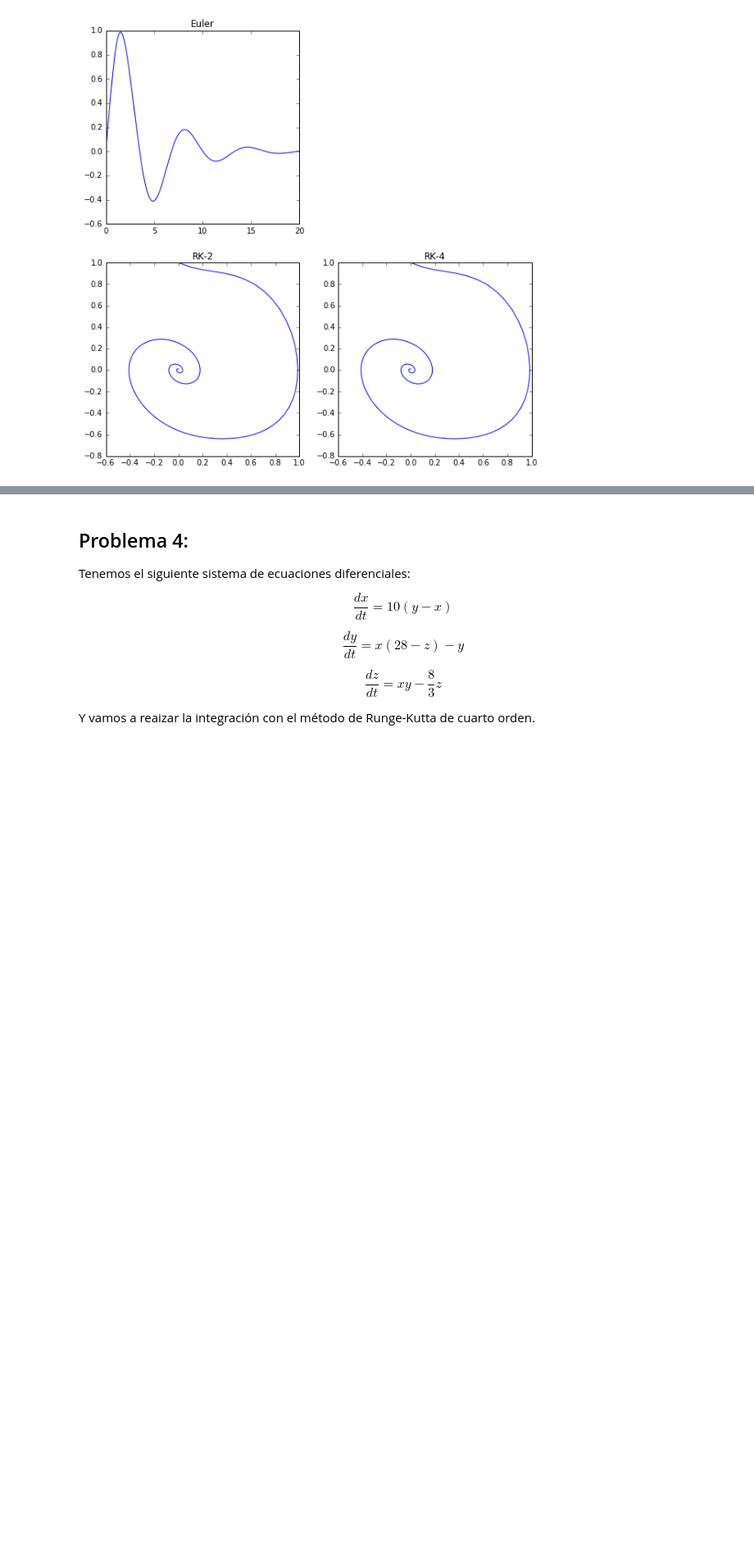
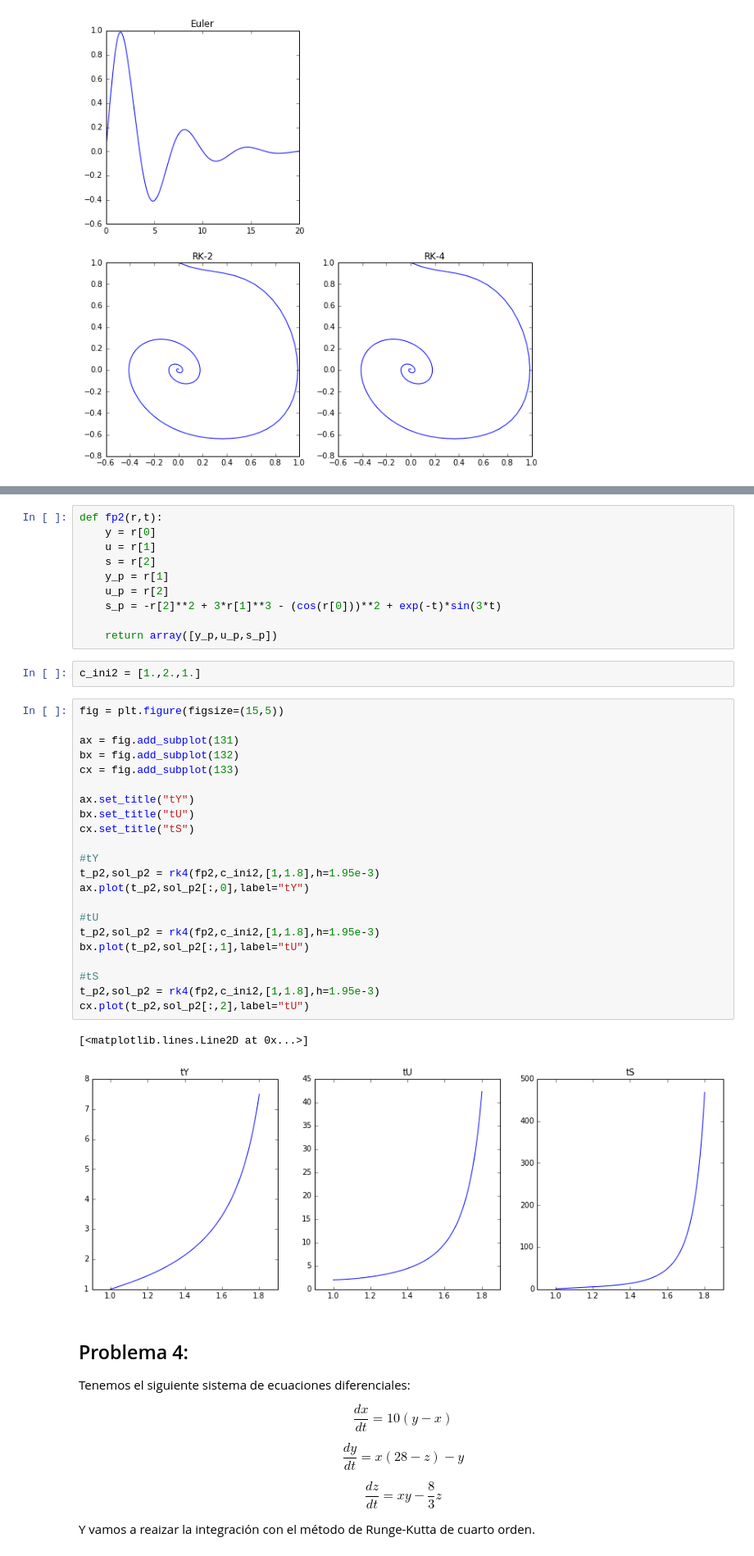
Before and after one commit to plascurain/fisicacomputacional, a Jupyter notebook: Tarea_1.ipynb, the cells around one changed output, grey strips where cells are left out. Shown at 82% size. Cells and saved outputs as stored; diff of their text form; blank space fills up the shorter version.

```diff
--- a/Tarea_1.ipynb
+++ b/Tarea_1.ipynb
@@ -129,3 +159,40 @@ dx.plot(sol_rk4[:,0],sol_rk4[:,1],label="R-K 4")
+# %%
+def fp2(r,t):
+    y = r[0]
+    u = r[1]
+    s = r[2]
+    y_p = r[1]
+    u_p = r[2]
+    s_p = -r[2]**2 + 3*r[1]**3 - (cos(r[0]))**2 + exp(-t)*sin(3*t)
+
+    return array([y_p,u_p,s_p])
+# %%
+c_ini2 = [1.,2.,1.]
+# %%
+fig = plt.figure(figsize=(15,5))
+
+ax = fig.add_subplot(131)
+bx = fig.add_subplot(132)
+cx = fig.add_subplot(133)
+
+ax.set_title("tY")
+bx.set_title("tU")
+cx.set_title("tS")
+
+#tY
+t_p2,sol_p2 = rk4(fp2,c_ini2,[1,1.8],h=1.95e-3)
+ax.plot(t_p2,sol_p2[:,0],label="tY")
+
+#tU
+t_p2,sol_p2 = rk4(fp2,c_ini2,[1,1.8],h=1.95e-3)
+bx.plot(t_p2,sol_p2[:,1],label="tU")
+
+#tS
+t_p2,sol_p2 = rk4(fp2,c_ini2,[1,1.8],h=1.95e-3)
+cx.plot(t_p2,sol_p2[:,2],label="tU")
+# %% [output]
+[<matplotlib.lines.Line2D at 0x...>]
+[figure, added]
 # %% [markdown]
 ## Problema 4:
 Tenemos el siguiente sistema de ecuaciones diferenciales:
```
Also changed, not shown: parts of 4 cells of this notebook.
